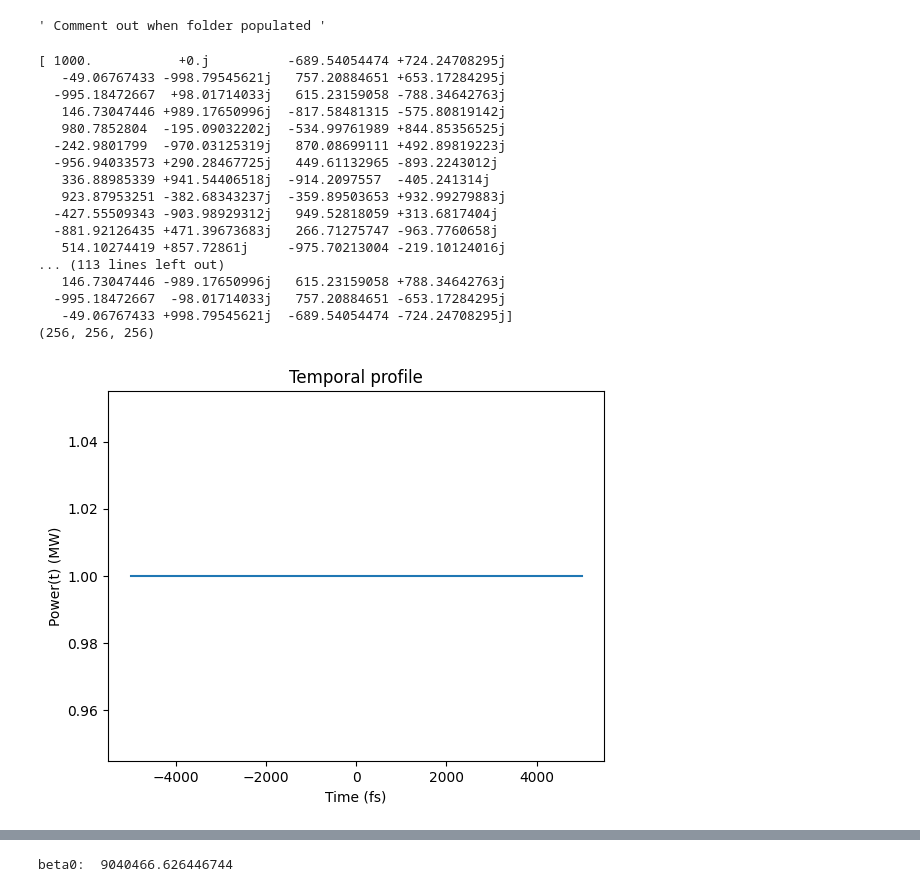
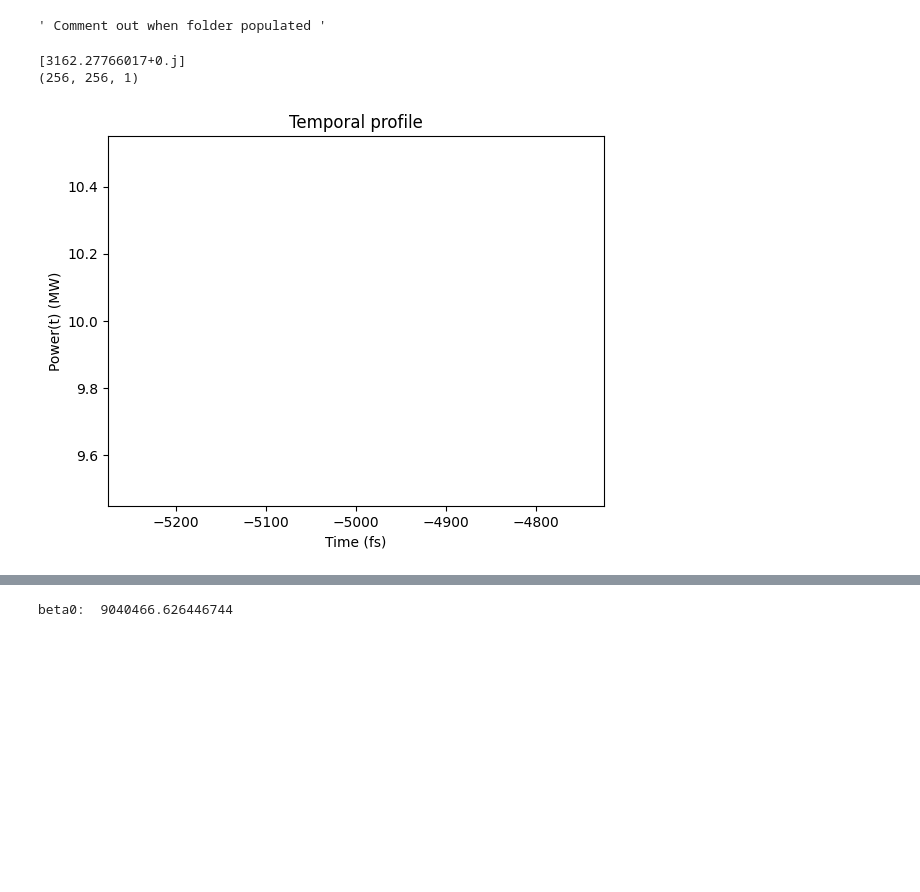
Before and after one commit to jsferran/GNLSE_Code, a Jupyter notebook: gnlse_example.ipynb, the cells around one changed output, grey strips where cells are left out. Saved outputs shown, nothing was run; the diff lists cells and outputs as text; code cells hidden in the pictures; blank space fills up the shorter version.

```diff
--- a/gnlse_example.ipynb
+++ b/gnlse_example.ipynb
@@ -72,7 +72,7 @@ Nx = Ny = 256;
 Lx = Ly = 200e-6;
 Lz = 1e-2;
 Lt = 10e-12; # Length of time in seconds
-Nt = 256; # Number of time steps
+Nt = 1; # Number of time steps
 dx = Lx/Nx;
 dy = Ly/Ny;
 
@@ -118,53 +118,38 @@ field_unscaled, indices, coeffs = make_source_from_files(folder="GRIN_modes", he
 E_xy, weights = norm_scale_field_weights(field_unscaled, indices, coeffs, power = 1.0, dx = dx, dy = dy);
 # %%
 ############################################################################################
-power = 1e6; ''' 20 MW '''
+power = 10e6; ''' 20 MW '''
 
 ''' Define temporal profile '''
 phis = 0.0;
 t0 = 0.0;
 fwhm = 120e-15; ''' 120 fs '''
 phase = 0.0;
 omega0 = 2 * jnp.pi / lambda0; ''' Carrier frequency in rad/s '''
 T = jnp.linspace(-Lt/2, Lt/2, Nt); # time grid`
 
 #E_t = cw_temp_profile(jnp.array(lambda0, dtype = jnp.float64), phis, Lt=Lt, Nt=Nt);
 #E_t = gaussian_pulse_profile(t0, fwhm, Lt, Nt, carrier_omega=omega0, phase=phase)
 lambdas = jnp.array([1030e-9])
 phis    = jnp.array([0.0])
 E_t_cw  = cw_temp_profile_freq(lambdas, phis, Lt, Nt)
 # Gaussian: 150 fs FWHM, centered at t0=0, with a carrier shift
 #E_t_gauss = gaussian_pulse_profile_freq(t0=0.0, fwhm=150e-15, Lt=Lt, Nt=Nt, carrier_omega=0.0, phase=0.0)
 
 E_t = jnp.sqrt(power) * E_t_cw;
 print(E_t)
 
 plt.figure();
 plt.plot(T * 1e15, np.abs(E_t)**2 / 1e6);
 plt.xlabel("Time (fs)"); plt.ylabel("Power(t) (MW)");
 plt.title("Temporal profile");
 
 field = combine_spatial_temporal(E_xy, E_t) ;
 print(jnp.shape(field));
 # %% [output]
-[ 1000.           +0.j          -689.54054474 +724.24708295j
-   -49.06767433 -998.79545621j   757.20884651 +653.17284295j
-  -995.18472667  +98.01714033j   615.23159058 -788.34642763j
-   146.73047446 +989.17650996j  -817.58481315 -575.80819142j
-   980.7852804  -195.09032202j  -534.99761989 +844.85356525j
-  -242.9801799  -970.03125319j   870.08699111 +492.89819223j
-  -956.94033573 +290.28467725j   449.61132965 -893.2243012j
-   336.88985339 +941.54406518j  -914.2097557  -405.241314j
-   923.87953251 -382.68343237j  -359.89503653 +932.99279883j
-  -427.55509343 -903.98929312j   949.52818059 +313.6817404j
-  -881.92126435 +471.39673683j   266.71275747 -963.7760658j
-   514.10274419 +857.72861j     -975.70213004 -219.10124016j
-... (113 lines left out)
-   146.73047446 -989.17650996j   615.23159058 +788.34642763j
-  -995.18472667  -98.01714033j   757.20884651 -653.17284295j
-   -49.06767433 +998.79545621j  -689.54054474 -724.24708295j]
-(256, 256, 256)
+[3162.27766017+0.j]
+(256, 256, 1)
-[figure, old version]
+[figure, new version]
 # %%
 t_index =  int(Nt / 2); # Time index to visualize
 I_xy = jnp.real(field[:, :, t_index])**2 + jnp.imag(field[:, :, t_index])**2
```
Also changed, not shown: parts of 6 cells of this notebook, 7 other files.
